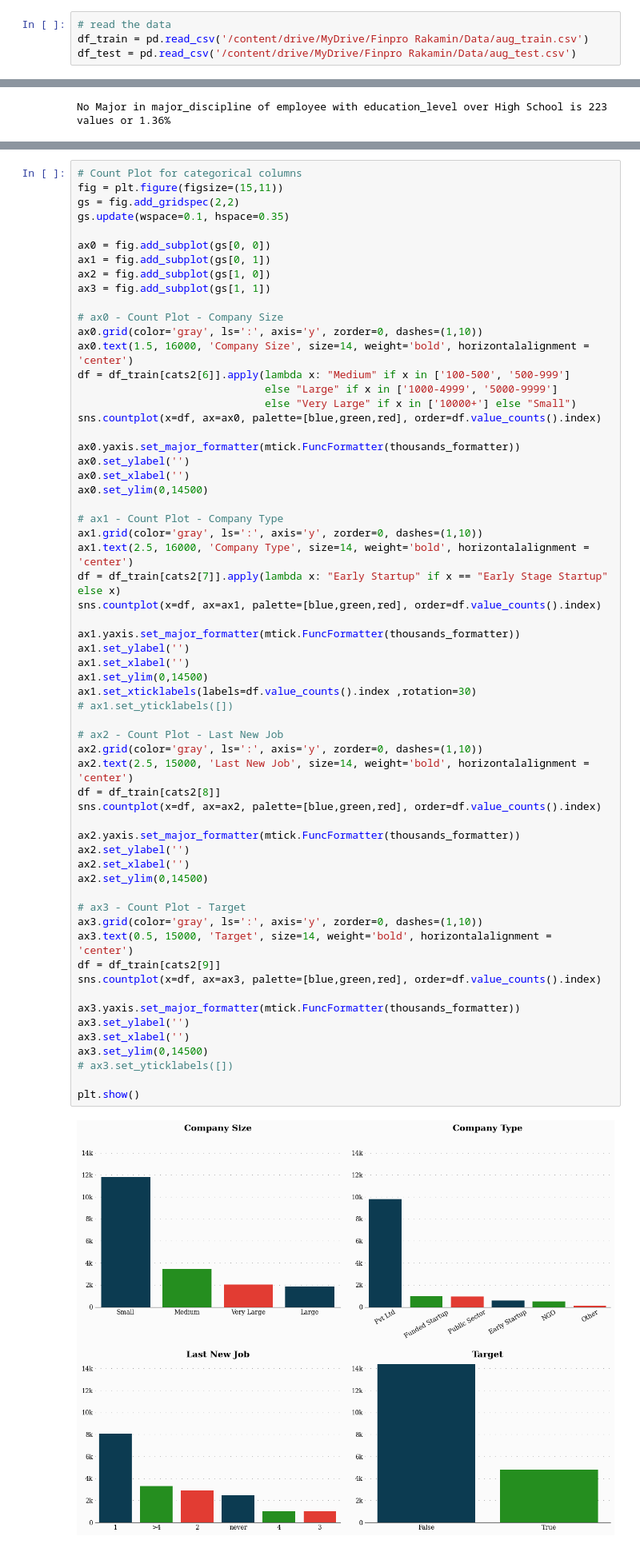
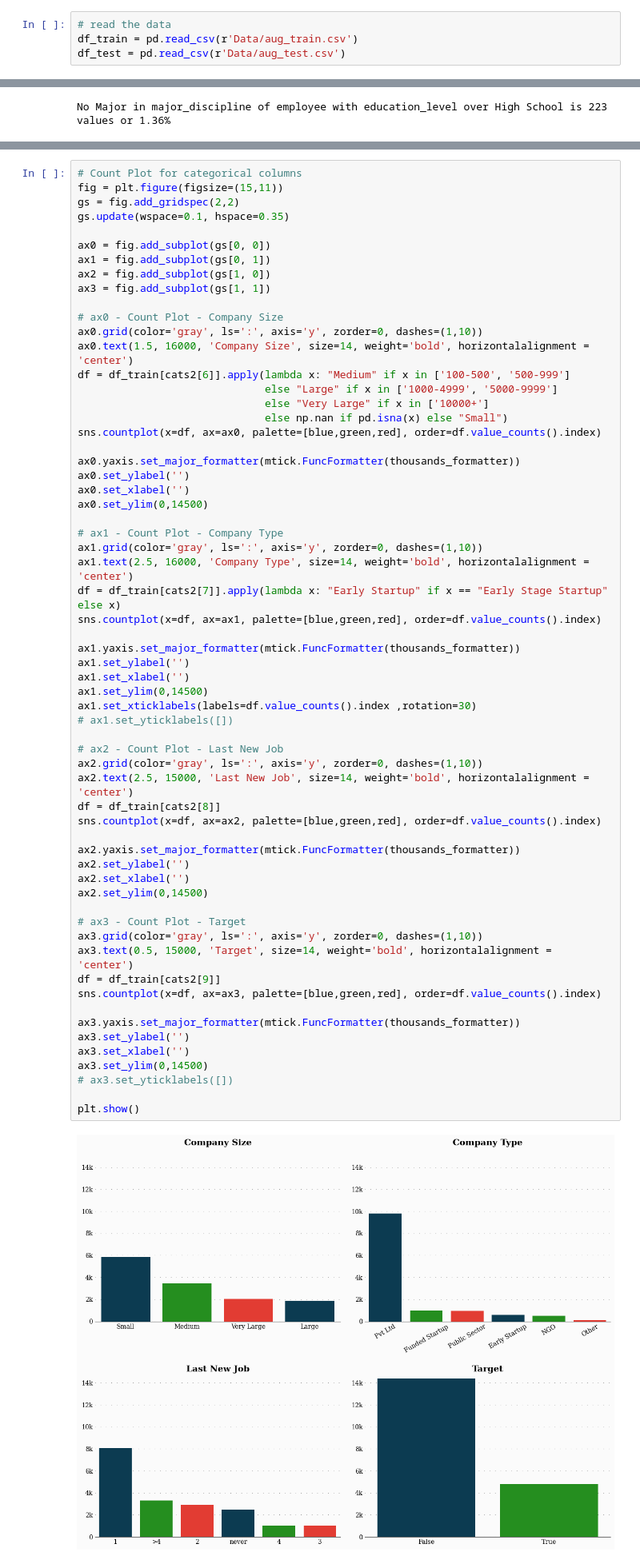
Before and after one commit to MN-Atthoriq/Data-Science-Project_HR-Analytics-Job-Change-of-Data-Scientist, a Jupyter notebook: 1_EDA.ipynb, the cells around one changed output, grey strips where cells are left out. Shown at 80% size. Cells and saved outputs as stored; diff of their text form.

```diff
--- a/1_EDA.ipynb
+++ b/1_EDA.ipynb
@@ -64,8 +73,8 @@ plt.rcParams['axes.axisbelow'] = True
 # Exploring the Data!
 # %%
 # read the data
-df_train = pd.read_csv('/content/drive/MyDrive/Finpro Rakamin/Data/aug_train.csv')
-df_test = pd.read_csv('/content/drive/MyDrive/Finpro Rakamin/Data/aug_test.csv')
+df_train = pd.read_csv(r'Data/aug_train.csv')
+df_test = pd.read_csv(r'Data/aug_test.csv')
 # %% [markdown]
 
 
@@ -571,7 +661,8 @@ ax0.grid(color='gray', ls=':', axis='y', zorder=0, dashes=(1,10))
 ax0.text(1.5, 16000, 'Company Size', size=14, weight='bold', horizontalalignment = 'center')
 df = df_train[cats2[6]].apply(lambda x: "Medium" if x in ['100-500', '500-999']
                               else "Large" if x in ['1000-4999', '5000-9999']
-                              else "Very Large" if x in ['10000+'] else "Small")
+                              else "Very Large" if x in ['10000+']
+                              else np.nan if pd.isna(x) else "Small")
 sns.countplot(x=df, ax=ax0, palette=[blue,green,red], order=df.value_counts().index)
 
 ax0.yaxis.set_major_formatter(mtick.FuncFormatter(thousands_formatter))
@@ -590,31 +681,31 @@ ax1.set_ylabel('')
 ax1.set_xlabel('')
 ax1.set_ylim(0,14500)
 ax1.set_xticklabels(labels=df.value_counts().index ,rotation=30)
 # ax1.set_yticklabels([])
 
 # ax2 - Count Plot - Last New Job
 ax2.grid(color='gray', ls=':', axis='y', zorder=0, dashes=(1,10))
 ax2.text(2.5, 15000, 'Last New Job', size=14, weight='bold', horizontalalignment = 'center')
 df = df_train[cats2[8]]
 sns.countplot(x=df, ax=ax2, palette=[blue,green,red], order=df.value_counts().index)
 
 ax2.yaxis.set_major_formatter(mtick.FuncFormatter(thousands_formatter))
 ax2.set_ylabel('')
 ax2.set_xlabel('')
 ax2.set_ylim(0,14500)
 
 # ax3 - Count Plot - Target
 ax3.grid(color='gray', ls=':', axis='y', zorder=0, dashes=(1,10))
 ax3.text(0.5, 15000, 'Target', size=14, weight='bold', horizontalalignment = 'center')
 df = df_train[cats2[9]]
 sns.countplot(x=df, ax=ax3, palette=[blue,green,red], order=df.value_counts().index)
 
 ax3.yaxis.set_major_formatter(mtick.FuncFormatter(thousands_formatter))
 ax3.set_ylabel('')
 ax3.set_xlabel('')
 ax3.set_ylim(0,14500)
 # ax3.set_yticklabels([])
 
 plt.show()
 # %% [output]
-[figure, old version]
+[figure, new version]
```
Also changed, not shown: parts of 38 cells of this notebook.
